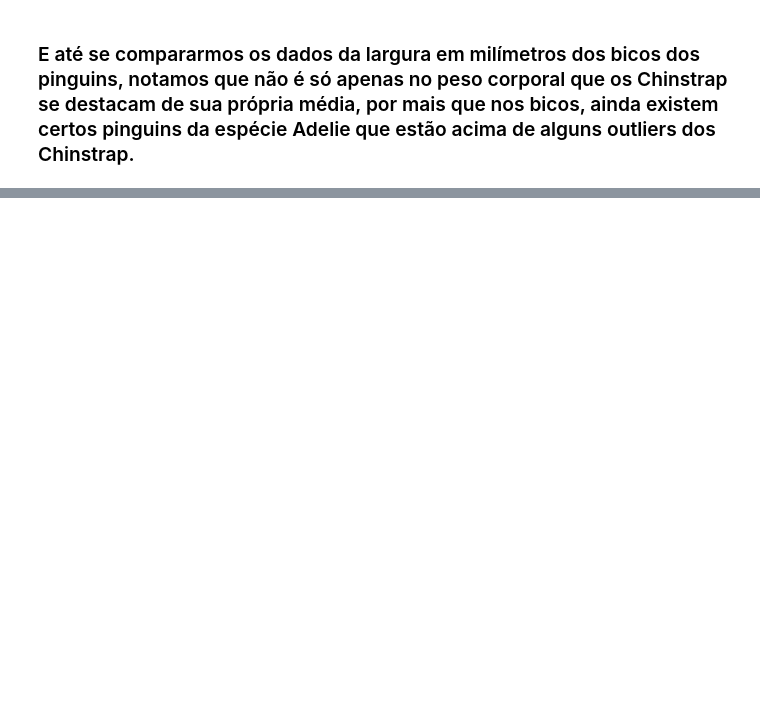
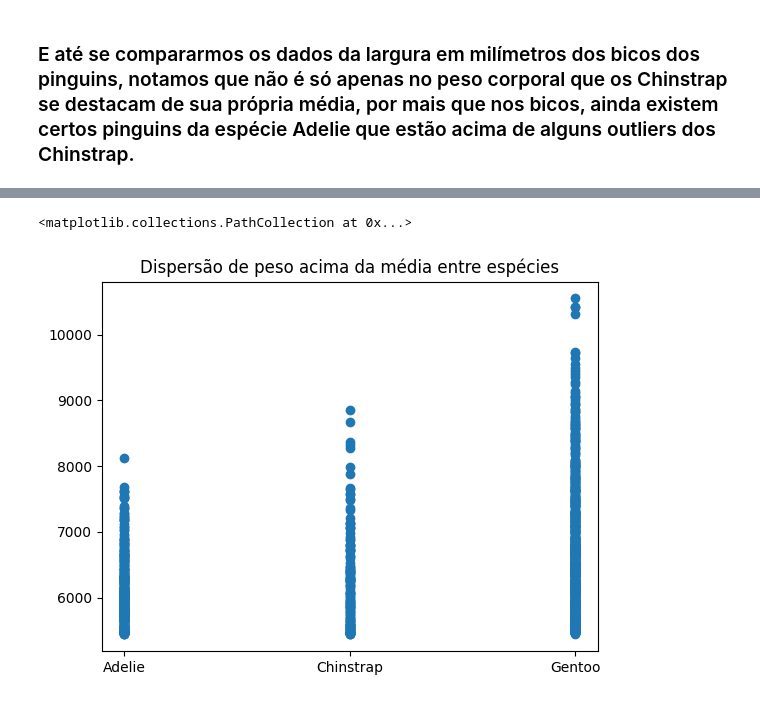
Before and after one commit to srtjazz/gc-python-2024, a Jupyter notebook: aula_08/exercicio_19/exercicio_19.ipynb, the cells around one changed output, grey strips where cells are left out. Cells and saved outputs as stored; diff of their text form; code cells hidden in the pictures; blank space fills up the shorter version.

```diff
--- a/aula_08/exercicio_19/exercicio_19.ipynb
+++ b/aula_08/exercicio_19/exercicio_19.ipynb
@@ -80,0 +87,8 @@ px.box(penguins_df, x='species', y='flipper_length_mm')
+# %%
+df_max_penguins = penguins_df[(penguins_df['body_mass_g'] > df_agg.iloc[2]['body_mass_g'])]
+
+plt.title('Dispersão de peso acima da média entre espécies')
+plt.scatter(df_max_penguins['species'], df_max_penguins['body_mass_g'])
+# %% [output]
+<matplotlib.collections.PathCollection at 0x...>
+[figure, added]
```
Also changed, not shown: parts of 8 cells of this notebook.
